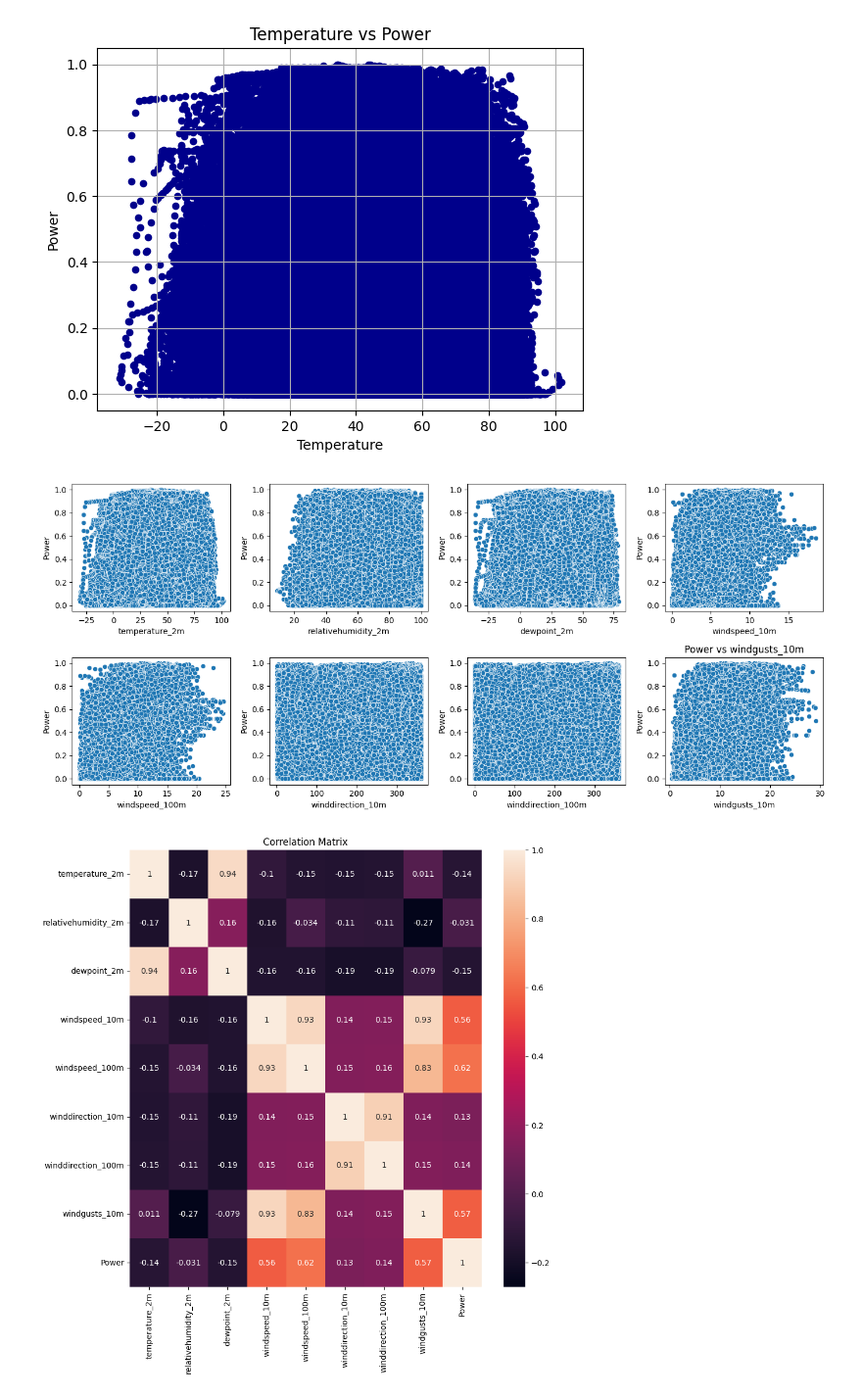
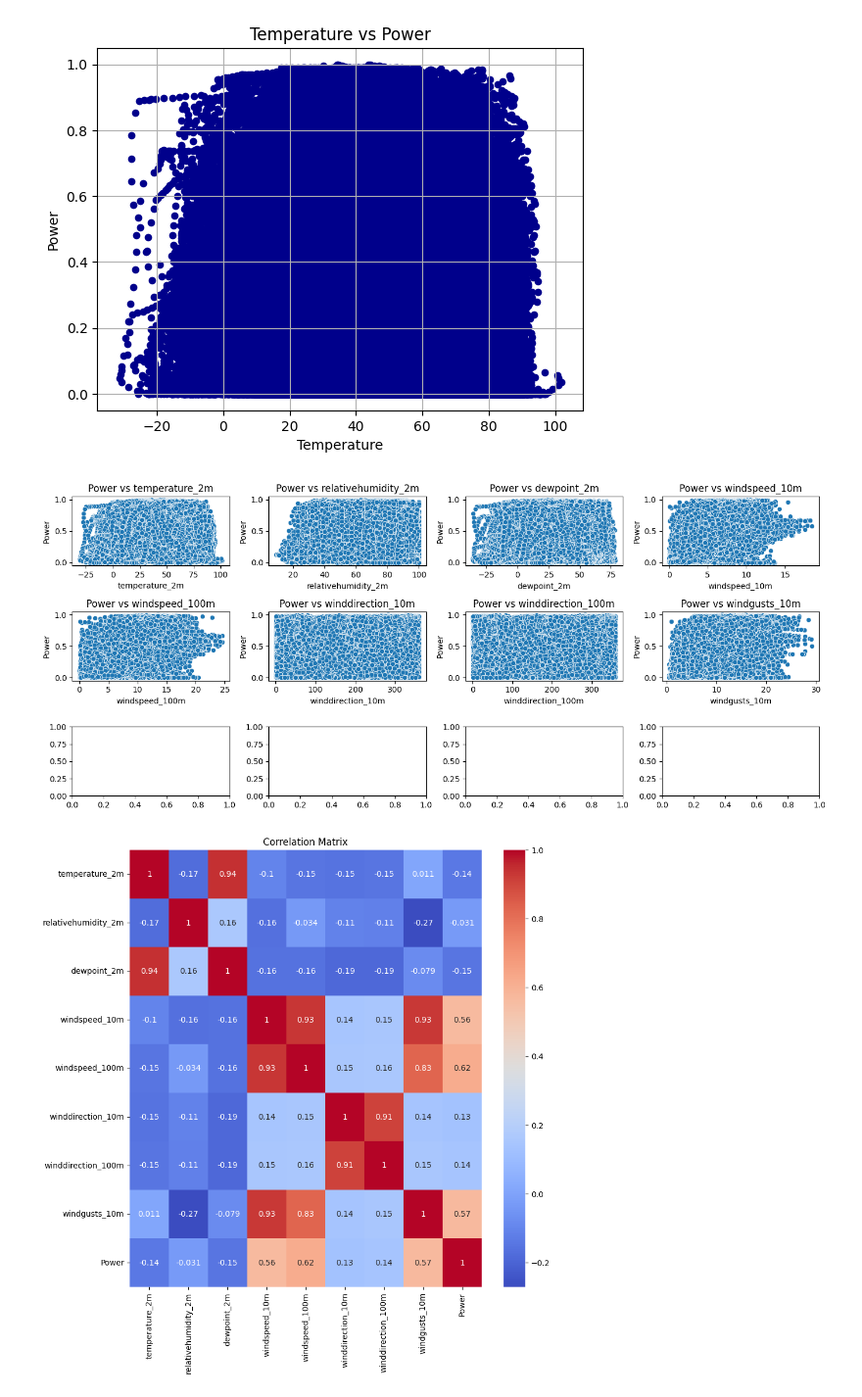
Before and after one commit to vansh060504/Wind_Power_Generation_Forecasting, a Jupyter notebook: Wind_Power_Generation_Forecasting/Wind_Power_Generation_Forecasting.ipynb, the cells around one changed output. Shown at 98% size. Drawn from its saved outputs; the diff is of its cells as text; code cells hidden in the pictures.

```diff
--- a/Wind_Power_Generation_Forecasting/Wind_Power_Generation_Forecasting.ipynb
+++ b/Wind_Power_Generation_Forecasting/Wind_Power_Generation_Forecasting.ipynb
@@ -167,3 +124,6 @@ merged_data.describe()
+# %%
+# Let's remove time col
+merged_data.drop('Time', axis=1, inplace=True)
 # %%
 merged_data.head()
 # %% [output]
@@ -256,23 +181,24 @@ plt.show()
 # %% [output]
 [figure]
 # %%
-fig, axes = plt.subplots(2, 4, figsize=(14,6))
+# Creating multiple plots to see the relation btw different cols and power
+fig, axes = plt.subplots(3, 4, figsize=(14, 6))
 axes = axes.flatten()
 for i, col in enumerate(numerical_columns.drop('Power')):
     sns.scatterplot(x=col, y='Power', data=merged_data, ax=axes[i])
-axes[i].set_title(f'Power vs {col}')
-axes[i].set_xlabel(col)
-axes[i].set_ylabel('Power')
+    axes[i].set_title(f'Power vs {col}')
+    axes[i].set_xlabel(col)
+    axes[i].set_ylabel('Power')
 plt.tight_layout()
 plt.show()
 # %% [output]
-[figure, old version]
+[figure, new version]
 # %%
-# correlation between cols and power
+# Check the correlation between the cols and power
 correlation = merged_data[numerical_columns].corr()
-plt.figure(figsize=(10,10))
-sns.heatmap(correlation, annot=True)
+plt.figure(figsize=(10, 10))
+sns.heatmap(correlation, annot=True, cmap='coolwarm')
 plt.title("Correlation Matrix")
 plt.show()
 # %% [output]
-[figure, old version]
+[figure, new version]
```
Also changed, not shown: parts of 33 cells of this notebook.
